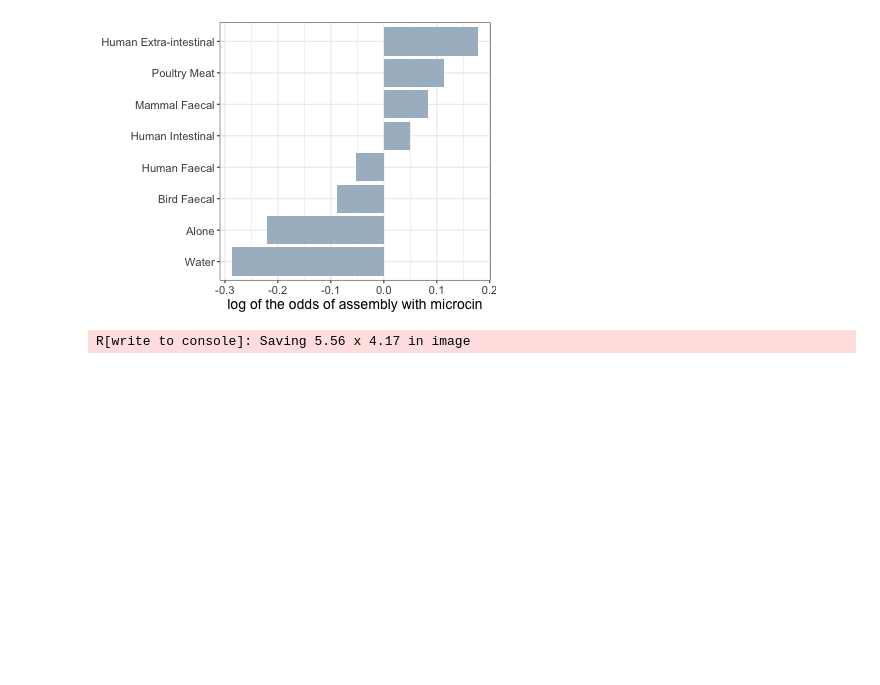
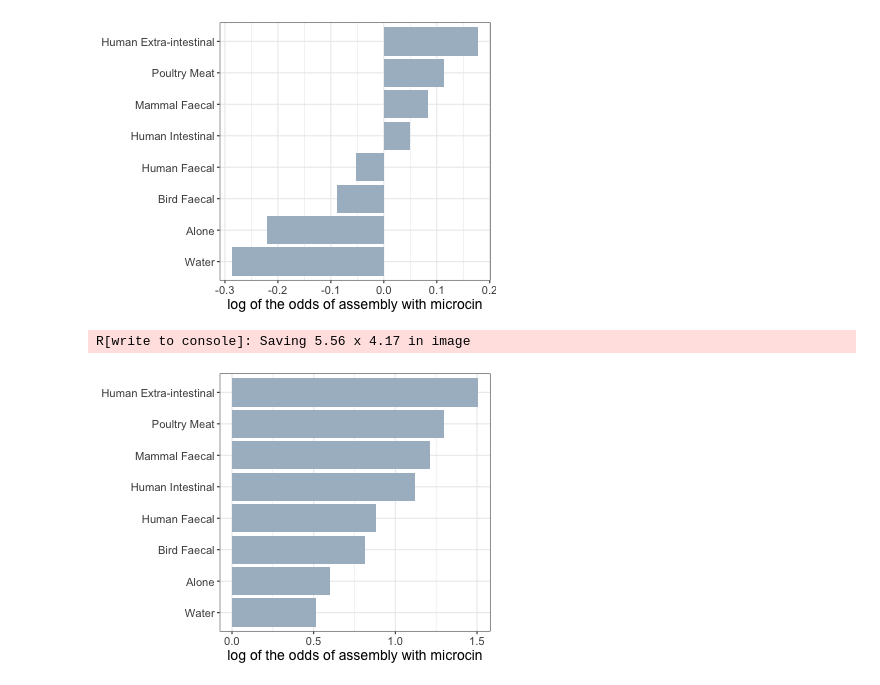
Before and after one commit to wilkelab/cinful_data_analysis, a Jupyter notebook: notebooks/03_Ecoli_microcin_environment.ipynb, the cells around one changed output. Cells and saved outputs as stored; diff of their text form; code cells hidden in the pictures; blank space fills up the shorter version.

```diff
--- a/notebooks/03_Ecoli_microcin_environment.ipynb
+++ b/notebooks/03_Ecoli_microcin_environment.ipynb
@@ -148,3 +148,20 @@ microcin_strain_category %>%
 ggsave("plots/03_microcin_strain_category.svg")
 # %% [output]
 R[write to console]: Saving 5.56 x 4.17 in image
+# %%
+%%R -w 400 -h 300
+
+microcin_strain_category %>%
+	mutate(`Strain Category` = str_replace(`Strain Category`, "([_])", " ")) %>%
+	filter(`Strain Category` != "Soil") %>%
+	ggplot(aes(y = reorder(`Strain Category`,odds), x = odds)) +
+		geom_bar(stat = "identity",
+		fill = "#aabbcaff"#"#427281"
+		) +
+		ylab(NULL) +
+		xlab("log of the odds of assembly with microcin") +
+		theme_bw() +
+		theme(text = element_text(size = 14))
+# ggsave("microcin_strain_category.svg")
+# %% [output]
+[figure, added]
```
